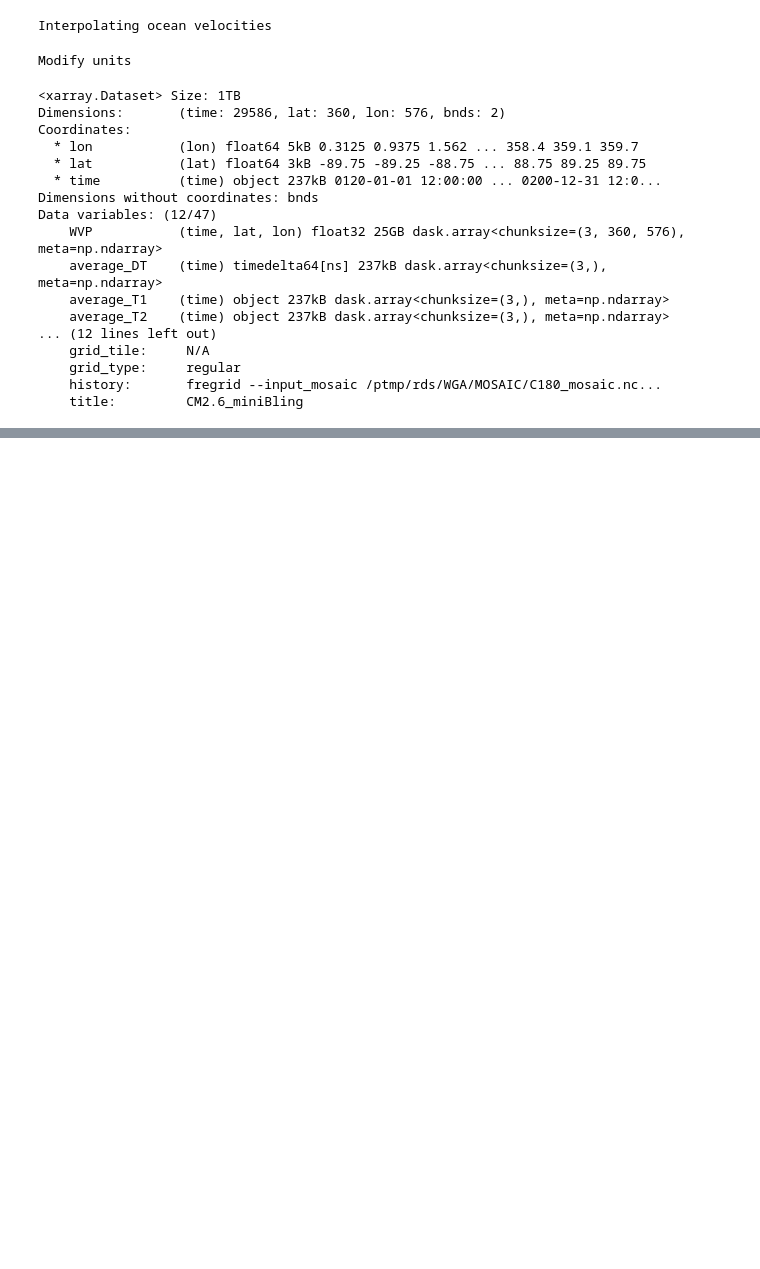
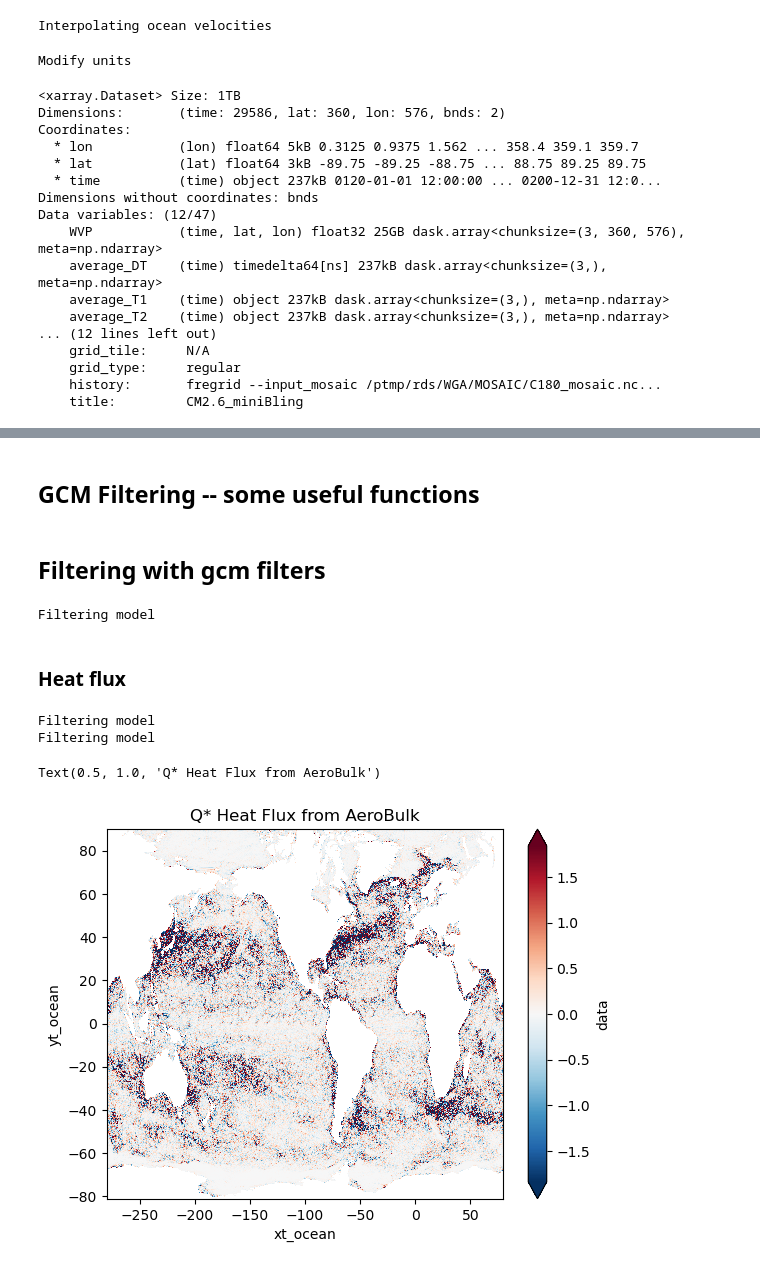
Before and after one commit to ocean-transport/air-sea-ML, a Jupyter notebook: fluxComparisonWithGCM.ipynb, the cells around one changed output, grey strips where cells are left out. Saved outputs shown, nothing was run; the diff lists cells and outputs as text; code cells hidden in the pictures; blank space fills up the shorter version.

```diff
--- a/fluxComparisonWithGCM.ipynb
+++ b/fluxComparisonWithGCM.ipynb
@@ -293,0 +275,2 @@ Attributes:
+# %% [markdown]
+## GCM Filtering -- some useful functions
@@ -293,0 +358,67 @@ Attributes:
+# %% [markdown]
+## Filtering with gcm filters
+# %%
+ds_in = ds_merged
+ds_in = ds_in.drop(['area_t', 'dxt', 'dyt', 'geolat_t', 'geolon_t', 'ht', 'kmt', 'wet'])
+
+print("Filtering model")
+ds_out = filter_inputs_dataset(ds_in, ['yt_ocean', 'xt_ocean'], filter_scale=4, filter_type='taper')
+
+ds_lowRes = ds_out
+ds_highRes = ds_in
+# %% [output]
+Filtering model
+# %% [markdown]
+### Heat flux
+# %%
+from aerobulk import noskin
+
+ql, qh, taux, tauy, evap =  noskin(
+        ds_highRes.surface_temp,
+        ds_highRes.t_ref,
+        ds_highRes.q_ref,
+        ds_highRes.u_relative,
+        ds_highRes.v_relative,
+        slp=ds_highRes.slp,
+        algo='ecmwf',
+        zt=2,
+        zu=10,
+)
+
+heatfluxHR = qh + ql
+heatfluxHR_DS = heatfluxHR.to_dataset(name='data')
+
+print("Filtering model")
+heatfluxHR_smooth = filter_inputs_dataset(heatfluxHR_DS, ['yt_ocean', 'xt_ocean'], filter_scale=4, filter_type='taper')
+
+heatfluxHR_smooth_DA = heatfluxHR_smooth['data']
+
+ql_LR, qh_LR, taux_LR, tauy_LR, evap_LR =  noskin(
+        ds_lowRes.surface_temp,
+        ds_lowRes.t_ref,
+        ds_lowRes.q_ref,
+        ds_lowRes.u_relative,
+        ds_lowRes.v_relative,
+        slp=ds_lowRes.slp,
+        algo='ecmwf',
+        zt=2,
+        zu=10,
+)
+
+heatfluxLR = qh_LR + ql_LR
+heatfluxLR_DS = heatfluxLR.to_dataset(name='data')
+
+print("Filtering model")
+heatfluxLR_smooth = filter_inputs_dataset(heatfluxLR_DS, ['yt_ocean', 'xt_ocean'], filter_scale=4, filter_type='taper')
+heatfluxLR_smooth_DA = heatfluxLR_smooth['data']
+
+Qcbar = heatfluxLR_smooth_DA
+Qbar = heatfluxHR_smooth_DA
+Qbar_star = Qbar - Qcbar
+Qbar_star.isel(time=0).plot(robust=True)
+plt.title('Q* Heat Flux from AeroBulk')
+# %% [output]
+Filtering model
+Filtering model
+Text(0.5, 1.0, 'Q* Heat Flux from AeroBulk')
+[figure, added]
```
Also changed, not shown: parts of 23 cells of this notebook.
